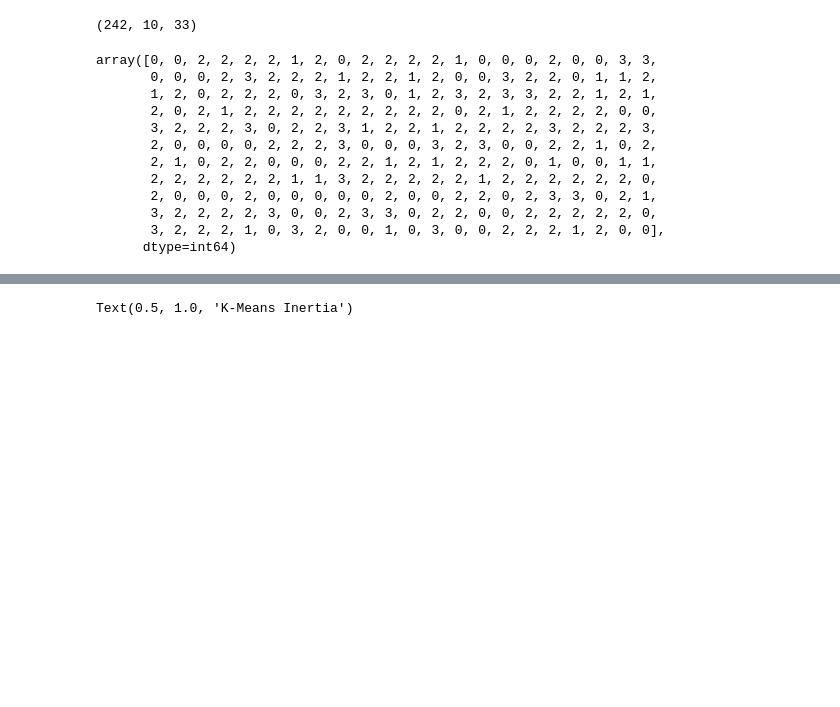
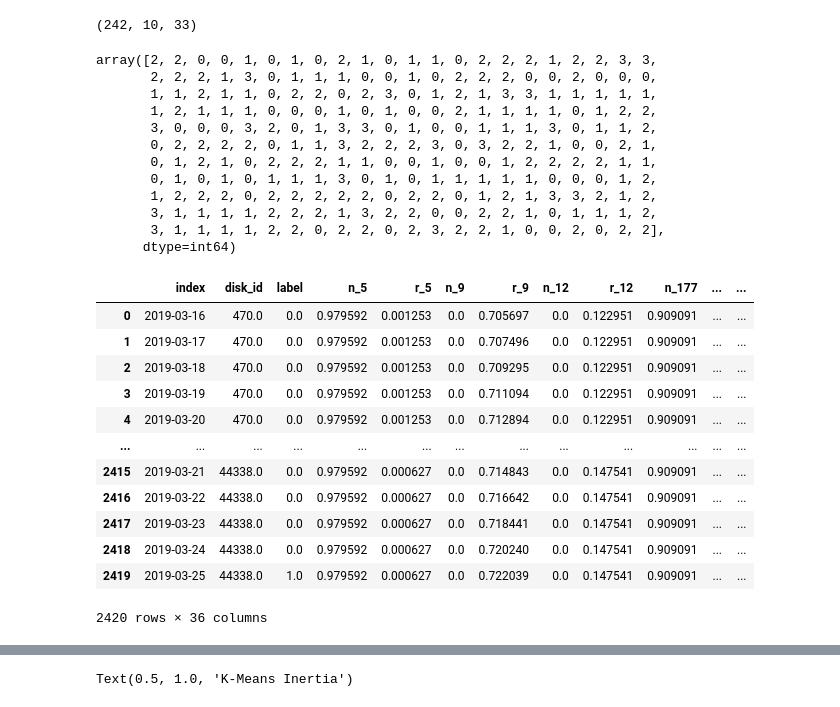
Before and after one commit to passion3659/ssd-failure, a Jupyter notebook: MB1_Clustering.ipynb, the cells around one changed output, grey strips where cells are left out. Saved outputs shown, nothing was run; the diff lists cells and outputs as text; code cells hidden in the pictures; blank space fills up the shorter version.

```diff
--- a/MB1_Clustering.ipynb
+++ b/MB1_Clustering.ipynb
@@ -176,9 +176,19 @@ to_cluster_data[to_cluster_data['disk_id']==470]
 | 83 | 2019-03-25 | 470.0 | 99.0 | 4.0 | 96.0 | 16270.0 | 99.0 | 18.0 | 99.0 | 7.0 | ... | ... |
 10 rows × 35 columns
 # %%
-import numpy as np
+#Scaling 과정
+from sklearn.preprocessing import MinMaxScaler
 
-to_cluster = to_cluster_data.sort_values(by=["disk_id", "index"]).drop(columns=['index','label'])
+feature_data = to_cluster_data.sort_values(by=["disk_id", "index"]).drop(columns=['index','disk_id','label'])
+
+scaler = MinMaxScaler()
+sclaed_feature_data = scaler.fit_transform(feature_data)
+
+# Assuming 'X_train' is the original DataFrame before scaling and its columns are to be preserved
+scaled_cluster_df = pd.DataFrame(sclaed_feature_data, columns=feature_data.columns, index=feature_data.index)
+to_cluster_df = pd.concat([to_cluster_data.sort_values(by=["disk_id", "index"])[['index','disk_id','label']],scaled_cluster_df], axis=1)
+
+to_cluster = to_cluster_df.drop(columns=['index','label'])
 
 grouped = to_cluster.groupby("disk_id").apply(np.array)
 
@@ -203,15 +213,15 @@ clusters = km_dtw.fit_predict(data_scaled)
 # %%
 clusters
 # %% [output]
-array([0, 0, 2, 2, 2, 2, 1, 2, 0, 2, 2, 2, 2, 1, 0, 0, 0, 2, 0, 0, 3, 3,
-       0, 0, 0, 2, 3, 2, 2, 2, 1, 2, 2, 1, 2, 0, 0, 3, 2, 2, 0, 1, 1, 2,
-       1, 2, 0, 2, 2, 2, 0, 3, 2, 3, 0, 1, 2, 3, 2, 3, 3, 2, 2, 1, 2, 1,
-       2, 0, 2, 1, 2, 2, 2, 2, 2, 2, 2, 2, 2, 0, 2, 1, 2, 2, 2, 2, 0, 0,
-       3, 2, 2, 2, 3, 0, 2, 2, 3, 1, 2, 2, 1, 2, 2, 2, 2, 3, 2, 2, 2, 3,
-       2, 0, 0, 0, 0, 2, 2, 2, 3, 0, 0, 0, 3, 2, 3, 0, 0, 2, 2, 1, 0, 2,
-       2, 1, 0, 2, 2, 0, 0, 0, 2, 2, 1, 2, 1, 2, 2, 2, 0, 1, 0, 0, 1, 1,
-       2, 2, 2, 2, 2, 2, 1, 1, 3, 2, 2, 2, 2, 2, 1, 2, 2, 2, 2, 2, 2, 0,
-       2, 0, 0, 0, 2, 0, 0, 0, 0, 0, 2, 0, 0, 2, 2, 0, 2, 3, 3, 0, 2, 1,
-       3, 2, 2, 2, 2, 3, 0, 0, 2, 3, 3, 0, 2, 2, 0, 0, 2, 2, 2, 2, 2, 0,
-       3, 2, 2, 2, 1, 0, 3, 2, 0, 0, 1, 0, 3, 0, 0, 2, 2, 2, 1, 2, 0, 0],
+array([2, 2, 0, 0, 1, 0, 1, 0, 2, 1, 0, 1, 1, 0, 2, 2, 2, 1, 2, 2, 3, 3,
+       2, 2, 2, 1, 3, 0, 1, 1, 1, 0, 0, 1, 0, 2, 2, 2, 0, 0, 2, 0, 0, 0,
+       1, 1, 2, 1, 1, 0, 2, 2, 0, 2, 3, 0, 1, 2, 1, 3, 3, 1, 1, 1, 1, 1,
+       1, 2, 1, 1, 1, 0, 0, 0, 1, 0, 1, 0, 0, 2, 1, 1, 1, 1, 0, 1, 2, 2,
+       3, 0, 0, 0, 3, 2, 0, 1, 3, 3, 0, 1, 0, 0, 1, 1, 1, 3, 0, 1, 1, 2,
+       0, 2, 2, 2, 2, 0, 1, 1, 3, 2, 2, 2, 3, 0, 3, 2, 2, 1, 0, 0, 2, 1,
+       0, 1, 2, 1, 0, 2, 2, 2, 1, 1, 0, 0, 1, 0, 0, 1, 2, 2, 2, 2, 1, 1,
+       0, 1, 0, 1, 0, 1, 1, 1, 3, 0, 1, 0, 1, 1, 1, 1, 1, 0, 0, 0, 1, 2,
+       1, 2, 2, 2, 0, 2, 2, 2, 2, 2, 0, 2, 2, 0, 1, 2, 1, 3, 3, 2, 1, 2,
+       3, 1, 1, 1, 1, 2, 2, 2, 1, 3, 2, 2, 0, 0, 2, 2, 1, 0, 1, 1, 1, 2,
+       3, 1, 1, 1, 1, 2, 2, 0, 2, 2, 0, 2, 3, 2, 2, 1, 0, 0, 2, 0, 2, 2],
       dtype=int64)
@@ -229,0 +228,21 @@ data.shape
+# %%
+to_cluster_df.reset_index(inplace=True,drop=True)
+
+to_cluster_df['cluster']=0
+for i, cluster in enumerate(clusters):
+    to_cluster_df.loc[i*10:i*10+10, 'cluster'] = cluster
+to_cluster_df
+# %% [output]
+|  | index | disk_id | label | n_5 | r_5 | n_9 | r_9 | n_12 | r_12 | n_177 | ... | ... |
+| 0 | 2019-03-16 | 470.0 | 0.0 | 0.979592 | 0.001253 | 0.0 | 0.705697 | 0.0 | 0.122951 | 0.909091 | ... | ... |
+| 1 | 2019-03-17 | 470.0 | 0.0 | 0.979592 | 0.001253 | 0.0 | 0.707496 | 0.0 | 0.122951 | 0.909091 | ... | ... |
+| 2 | 2019-03-18 | 470.0 | 0.0 | 0.979592 | 0.001253 | 0.0 | 0.709295 | 0.0 | 0.122951 | 0.909091 | ... | ... |
+| 3 | 2019-03-19 | 470.0 | 0.0 | 0.979592 | 0.001253 | 0.0 | 0.711094 | 0.0 | 0.122951 | 0.909091 | ... | ... |
+| 4 | 2019-03-20 | 470.0 | 0.0 | 0.979592 | 0.001253 | 0.0 | 0.712894 | 0.0 | 0.122951 | 0.909091 | ... | ... |
+| ... | ... | ... | ... | ... | ... | ... | ... | ... | ... | ... | ... | ... |
+| 2415 | 2019-03-21 | 44338.0 | 0.0 | 0.979592 | 0.000627 | 0.0 | 0.714843 | 0.0 | 0.147541 | 0.909091 | ... | ... |
+| 2416 | 2019-03-22 | 44338.0 | 0.0 | 0.979592 | 0.000627 | 0.0 | 0.716642 | 0.0 | 0.147541 | 0.909091 | ... | ... |
+| 2417 | 2019-03-23 | 44338.0 | 0.0 | 0.979592 | 0.000627 | 0.0 | 0.718441 | 0.0 | 0.147541 | 0.909091 | ... | ... |
+| 2418 | 2019-03-24 | 44338.0 | 0.0 | 0.979592 | 0.000627 | 0.0 | 0.720240 | 0.0 | 0.147541 | 0.909091 | ... | ... |
+| 2419 | 2019-03-25 | 44338.0 | 1.0 | 0.979592 | 0.000627 | 0.0 | 0.722039 | 0.0 | 0.147541 | 0.909091 | ... | ... |
+2420 rows × 36 columns
```
Also changed, not shown: parts of 6 cells of this notebook.
